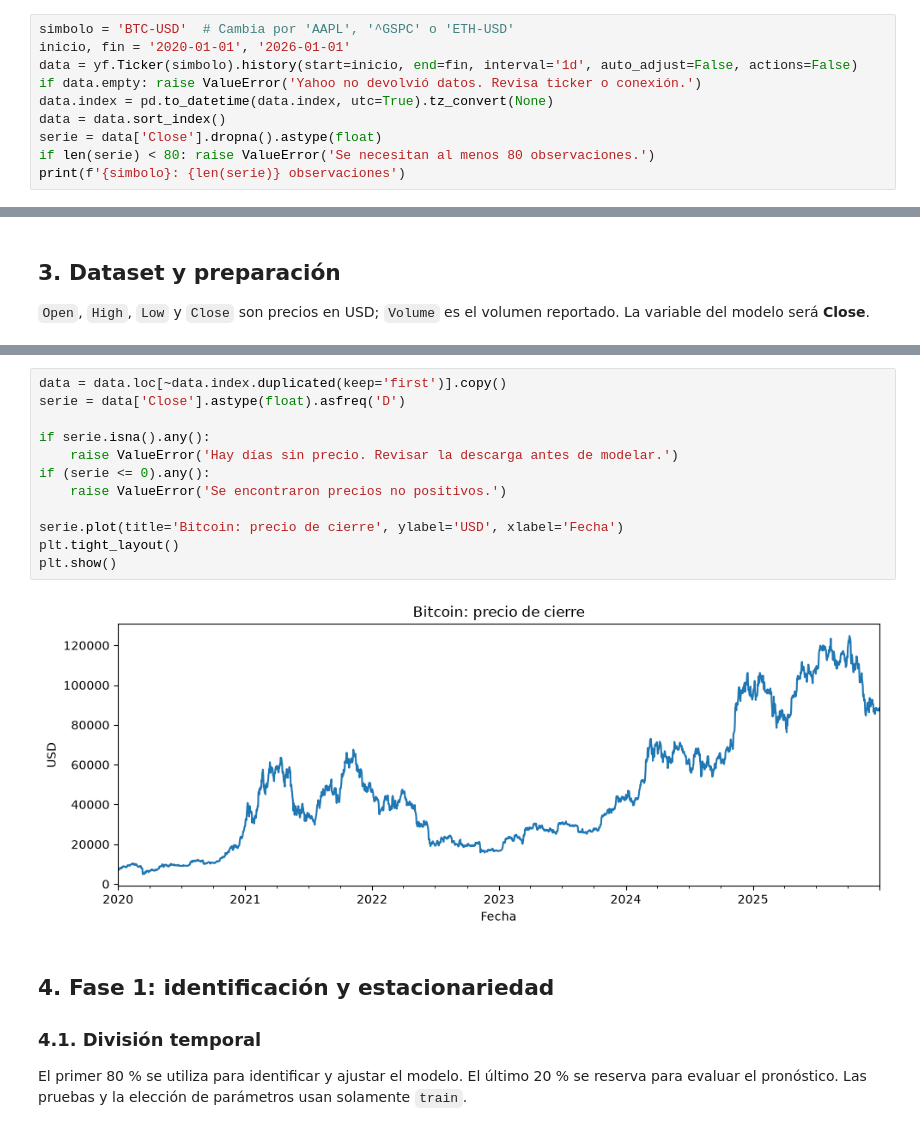
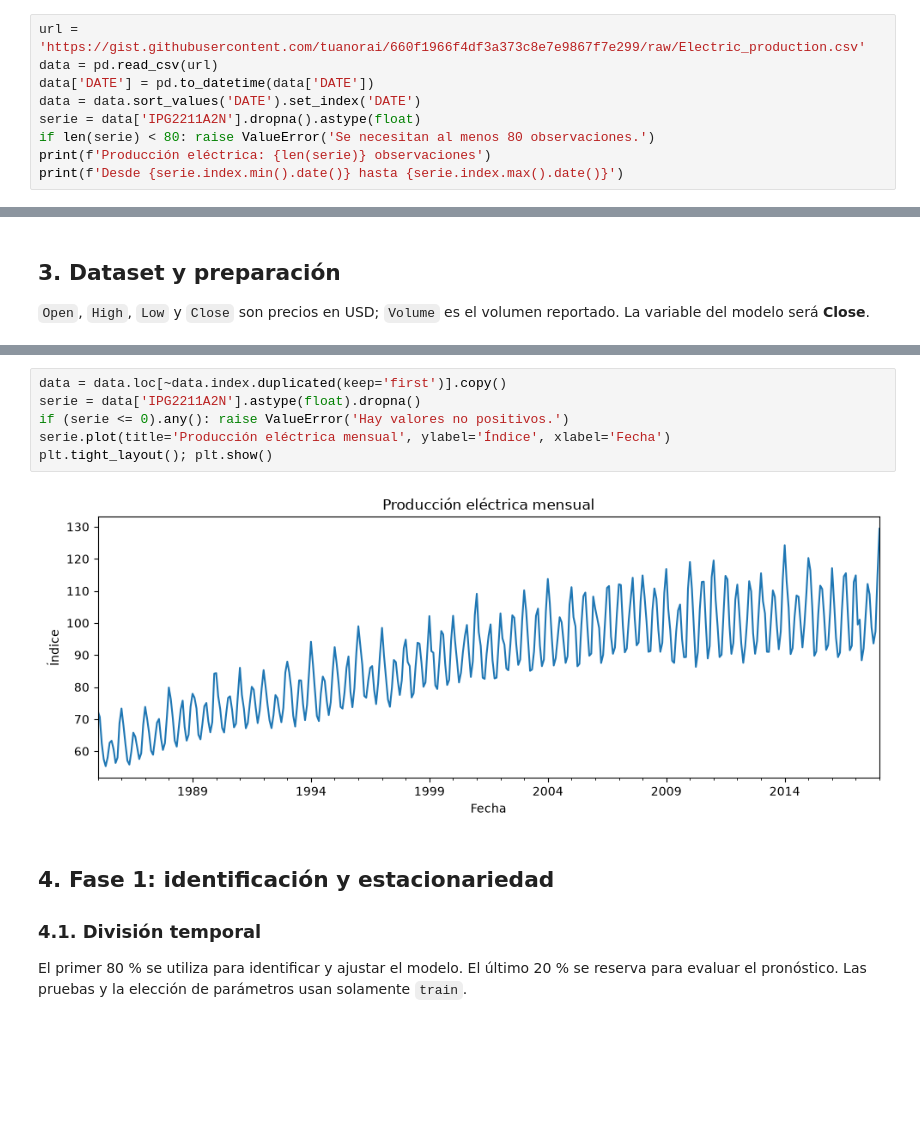
Before and after one commit to 23-Andres-QC/MineriaAvanzada, a Jupyter notebook: practica01.ipynb, the cells around one changed output, grey strips where cells are left out. Drawn from its saved outputs; the diff is of its cells as text; blank space fills up the shorter version.

Commit message:
Usar produccion electrica del material de clase

```diff
--- a/practica01.ipynb
+++ b/practica01.ipynb
@@ -37,11 +32,10 @@ Los datos se cargan directamente desde Yahoo y se trabajan en memoria dentro del
 # %%
-simbolo = 'BTC-USD'  # Cambia por 'AAPL', '^GSPC' o 'ETH-USD'
-inicio, fin = '2020-01-01', '2026-01-01'
-data = yf.Ticker(simbolo).history(start=inicio, end=fin, interval='1d', auto_adjust=False, actions=False)
-if data.empty: raise ValueError('Yahoo no devolvió datos. Revisa ticker o conexión.')
-data.index = pd.to_datetime(data.index, utc=True).tz_convert(None)
-data = data.sort_index()
-serie = data['Close'].dropna().astype(float)
+url = 'https://gist.githubusercontent.com/tuanorai/660f1966f4df3a373c8e7e9867f7e299/raw/Electric_production.csv'
+data = pd.read_csv(url)
+data['DATE'] = pd.to_datetime(data['DATE'])
+data = data.sort_values('DATE').set_index('DATE')
+serie = data['IPG2211A2N'].dropna().astype(float)
 if len(serie) < 80: raise ValueError('Se necesitan al menos 80 observaciones.')
-print(f'{simbolo}: {len(serie)} observaciones')
+print(f'Producción eléctrica: {len(serie)} observaciones')
+print(f'Desde {serie.index.min().date()} hasta {serie.index.max().date()}')
 # %% [output]
@@ -108,18 +88,12 @@ print('Fechas duplicadas:', data.index.duplicated().sum())
 Fechas duplicadas: 0
 # %%
 data = data.loc[~data.index.duplicated(keep='first')].copy()
-serie = data['Close'].astype(float).asfreq('D')
-
-if serie.isna().any():
-    raise ValueError('Hay días sin precio. Revisar la descarga antes de modelar.')
-if (serie <= 0).any():
-    raise ValueError('Se encontraron precios no positivos.')
-
-serie.plot(title='Bitcoin: precio de cierre', ylabel='USD', xlabel='Fecha')
-plt.tight_layout()
-plt.show()
+serie = data['IPG2211A2N'].astype(float).dropna()
+if (serie <= 0).any(): raise ValueError('Hay valores no positivos.')
+serie.plot(title='Producción eléctrica mensual', ylabel='Índice', xlabel='Fecha')
+plt.tight_layout(); plt.show()
 # %% [output]
-[figure, old version]
+[figure, new version]
 # %% [markdown]
 ## 4. Fase 1: identificación y estacionariedad
 
```
Also changed, not shown: parts of 29 cells of this notebook.
